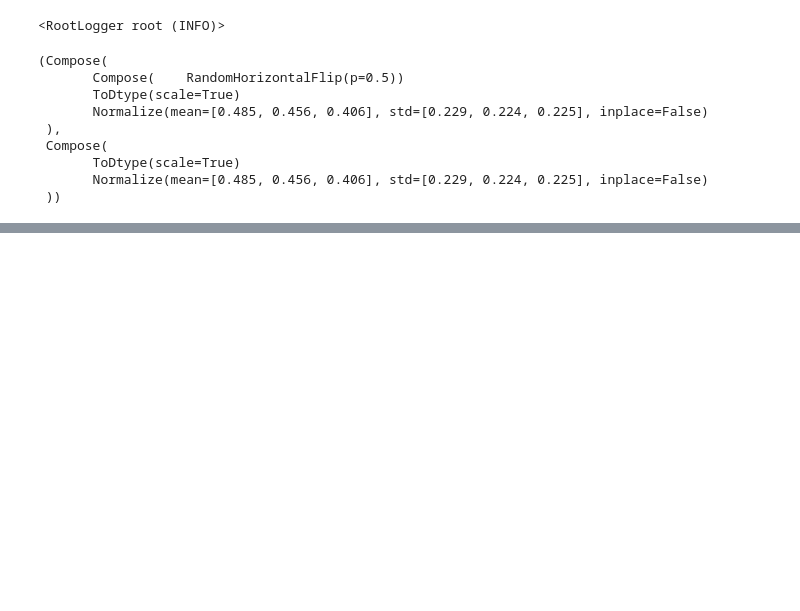
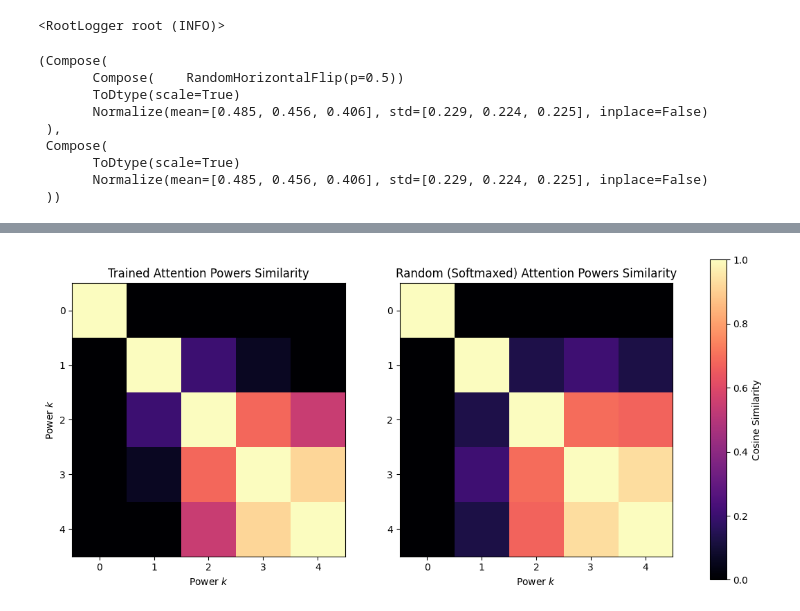
Before and after one commit to ssslakter/graph-attention, a Jupyter notebook: notebooks/01_vit.ipynb, the cells around one changed output, grey strips where cells are left out. Cells and saved outputs as stored; diff of their text form; code cells hidden in the pictures; blank space fills up the shorter version.

```diff
--- a/notebooks/01_vit.ipynb
+++ b/notebooks/01_vit.ipynb
@@ -99,0 +213,28 @@ trainer.get_hook(MetricsHook).plot(metrics = ["loss", "accuracy", "samples_per_s
+# %%
+block = 2
+attn = model.backbone.blocks[block].attn.last_adj[0, 0]
+attn_rand = random_model.backbone.blocks[block].attn.last_adj[0, 0]
+# %%
+max_p = 5
+
+sim_real = get_similarity_matrix(attn, "residual", max_p)
+sim_rand = get_similarity_matrix(attn_rand, "residual", max_p)
+
+# 3. Plotting
+fig, (ax1, ax2) = plt.subplots(1, 2, figsize=(14, 6))
+
+im1 = ax1.imshow(sim_real, cmap="magma", vmin=0, vmax=1)
+ax1.set_title("Trained Attention Powers Similarity")
+ax1.set_xlabel("Power $k$")
+ax1.set_ylabel("Power $k$")
+
+im2 = ax2.imshow(sim_rand, cmap="magma", vmin=0, vmax=1)
+ax2.set_title("Random (Softmaxed) Attention Powers Similarity")
+ax2.set_xlabel("Power $k$")
+
+# Add a shared colorbar
+fig.colorbar(im1, ax=[ax1, ax2], label="Cosine Similarity")
+
+plt.show()
+# %% [output]
+[figure, added]
```
Also changed, not shown: parts of 14 cells of this notebook, 4 other files.
